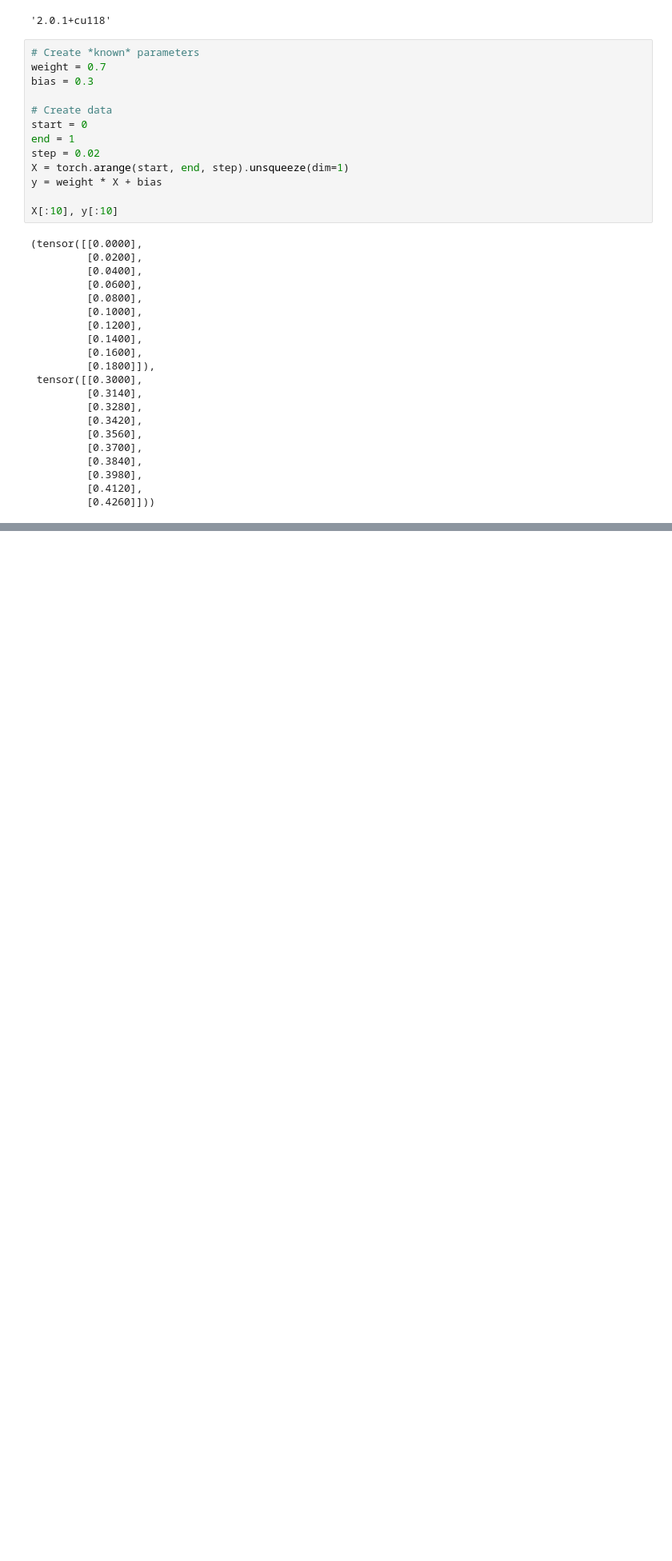
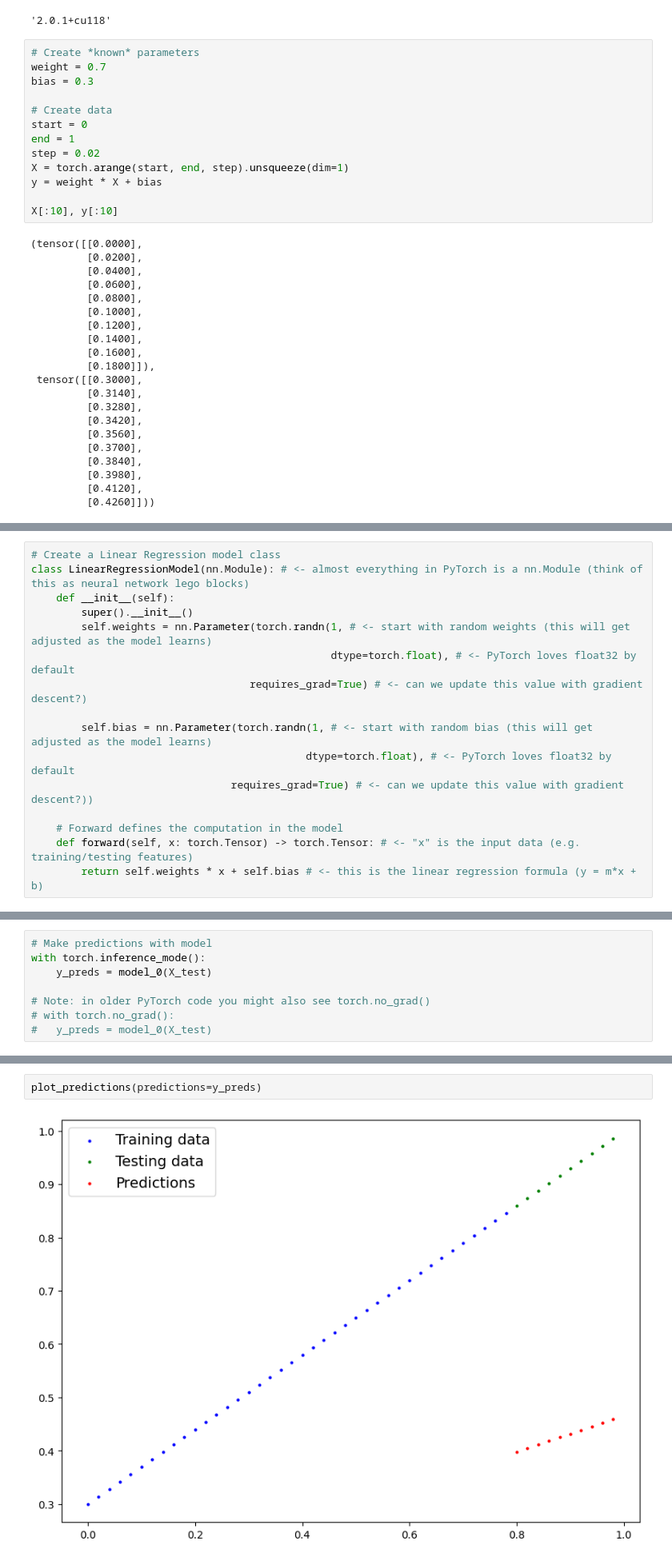
Before and after one commit to uppercasee/GoogleColab, a Jupyter notebook: 01_Work_Fund.ipynb, the cells around one changed output, grey strips where cells are left out. Shown: that part at 80% size. Drawn from its saved outputs; the diff is of its cells as text; blank space fills up the shorter version.

```diff
--- a/01_Work_Fund.ipynb
+++ b/01_Work_Fund.ipynb
@@ -45,0 +74,16 @@ X[:10], y[:10]
+# %%
+# Create a Linear Regression model class
+class LinearRegressionModel(nn.Module): # <- almost everything in PyTorch is a nn.Module (think of this as neural network lego blocks)
+    def __init__(self):
+        super().__init__()
+        self.weights = nn.Parameter(torch.randn(1, # <- start with random weights (this will get adjusted as the model learns)
+                                                dtype=torch.float), # <- PyTorch loves float32 by default
+                                   requires_grad=True) # <- can we update this value with gradient descent?)
+
+        self.bias = nn.Parameter(torch.randn(1, # <- start with random bias (this will get adjusted as the model learns)
+                                            dtype=torch.float), # <- PyTorch loves float32 by default
+                                requires_grad=True) # <- can we update this value with gradient descent?))
+
+    # Forward defines the computation in the model
+    def forward(self, x: torch.Tensor) -> torch.Tensor: # <- "x" is the input data (e.g. training/testing features)
+        return self.weights * x + self.bias # <- this is the linear regression formula (y = m*x + b)
@@ -45,0 +109,8 @@ X[:10], y[:10]
+# %%
+# Make predictions with model
+with torch.inference_mode():
+    y_preds = model_0(X_test)
+
+# Note: in older PyTorch code you might also see torch.no_grad()
+# with torch.no_grad():
+#   y_preds = model_0(X_test)
@@ -45,0 +136,4 @@ X[:10], y[:10]
+# %%
+plot_predictions(predictions=y_preds)
+# %% [output]
+[figure, added]
```
Also changed, not shown: parts of 9 cells of this notebook.
